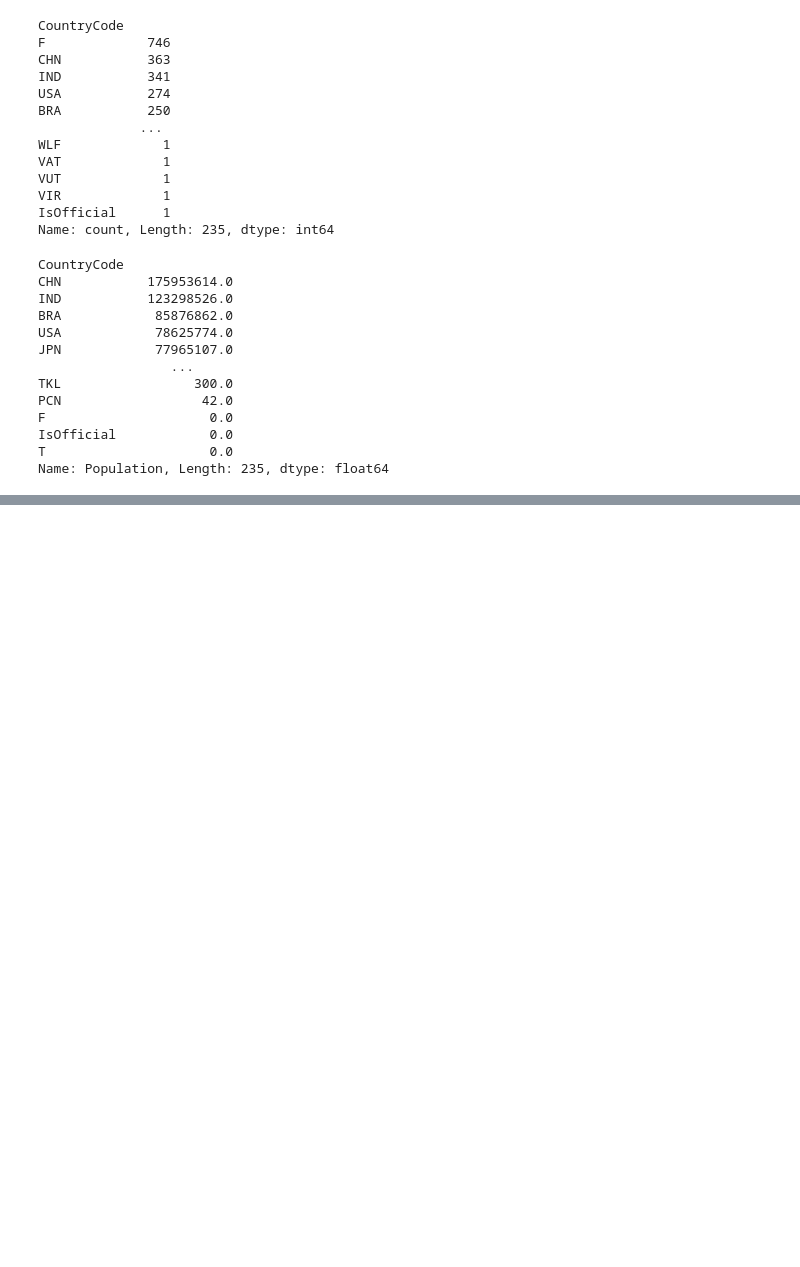
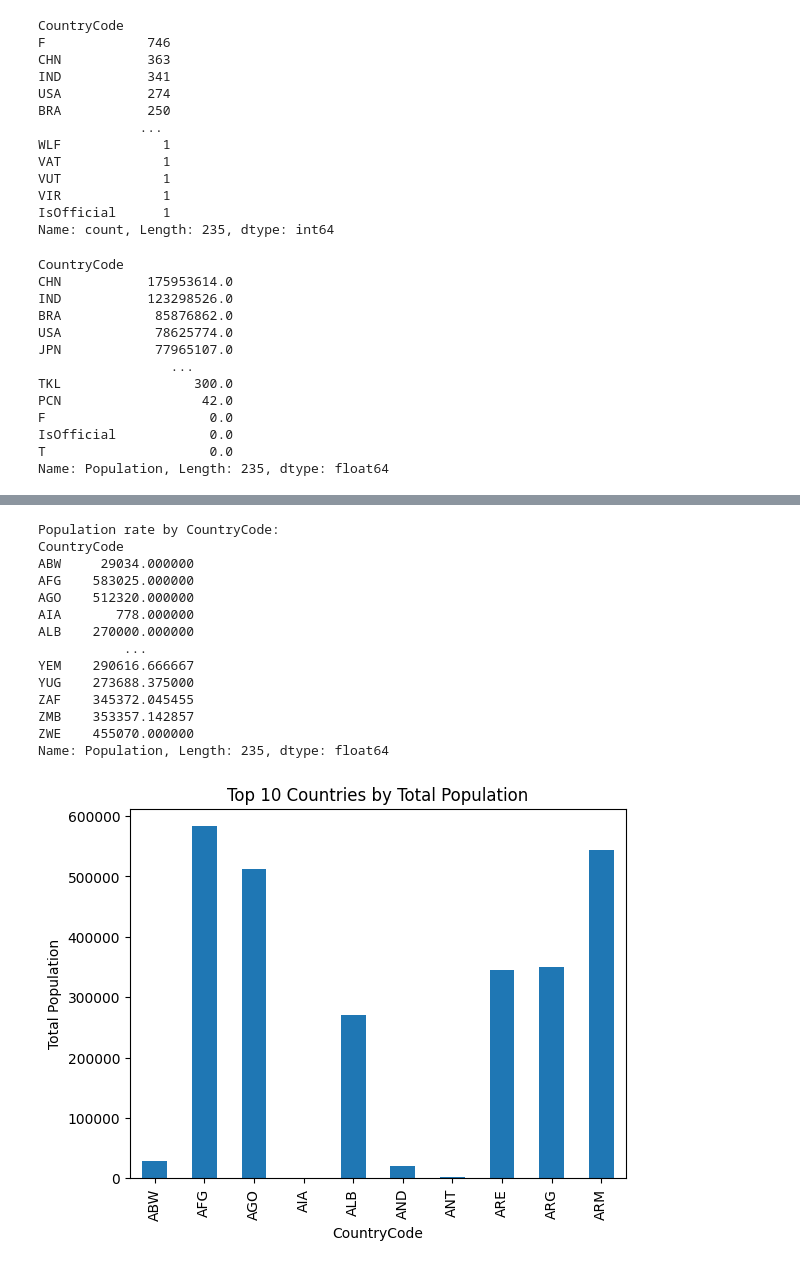
Before and after one commit to masum-auch/AI-Engineer, a Jupyter notebook: ml_learning/ml_data_cleaning/10-data-cleaning.ipynb, the cells around one changed output, grey strips where cells are left out. Cells and saved outputs as stored; diff of their text form; code cells hidden in the pictures; blank space fills up the shorter version.

```diff
--- a/ml_learning/ml_data_cleaning/10-data-cleaning.ipynb
+++ b/ml_learning/ml_data_cleaning/10-data-cleaning.ipynb
@@ -134,0 +187,28 @@ warnings.filterwarnings('ignore')
+# %%
+# Calculate population rates by countrycode
+country_mean= df.groupby('CountryCode')['Population'].mean()
+print("Population rate by CountryCode:")
+print(country_mean)
+print("\n")
+
+# Plot population rates by countrycode
+country_mean.head(10).plot(kind='bar')
+plt.title("Top 10 Countries by Total Population")
+plt.ylabel("Total Population")
+plt.show()
+# %% [output]
+Population rate by CountryCode:
+CountryCode
+ABW     29034.000000
+AFG    583025.000000
+AGO    512320.000000
+AIA       778.000000
+ALB    270000.000000
+           ...
+YEM    290616.666667
+YUG    273688.375000
+ZAF    345372.045455
+ZMB    353357.142857
+ZWE    455070.000000
+Name: Population, Length: 235, dtype: float64
+[figure, added]
```
Also changed, not shown: parts of 10 cells of this notebook.
